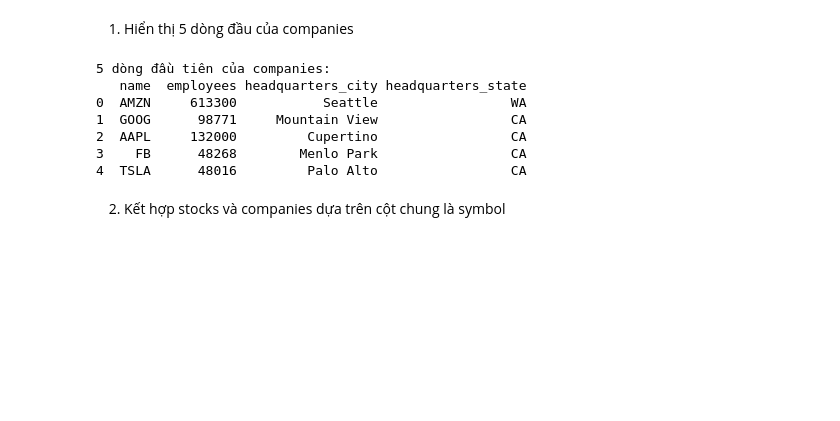
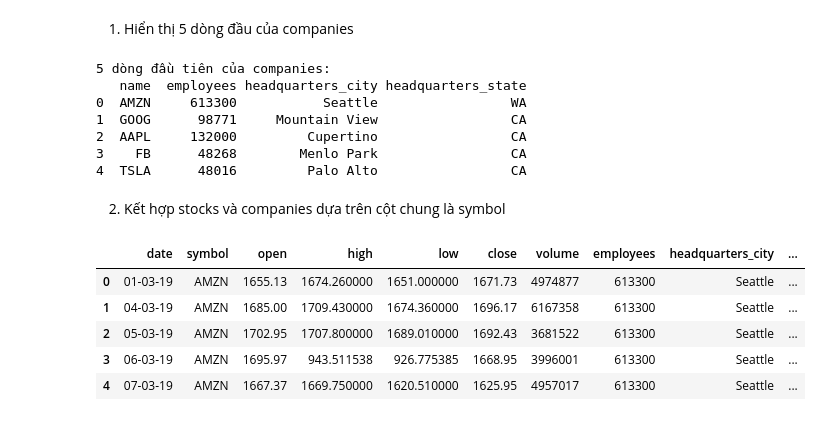
Before and after one commit to KTNhung/17A2---KieuTrangNhung--Python-n-ng-cao, a Jupyter notebook: LAB 3/Code/Lab 3_Nhung_102.ipynb, the cells around one changed output. Drawn from its saved outputs; the diff is of its cells as text; code cells hidden in the pictures; blank space fills up the shorter version.

```diff
--- a/LAB 3/Code/Lab 3_Nhung_102.ipynb
+++ b/LAB 3/Code/Lab 3_Nhung_102.ipynb
@@ -229,3 +229,14 @@ print(companies_df.head())
 4  TSLA      48016         Palo Alto                 CA
 # %% [markdown]
 2. Kết hợp stocks và companies dựa trên cột chung là symbol
+# %%
+companies_df.rename(columns={'name': 'symbol'}, inplace=True)
+merge_data = pd.merge(stocks_df, companies_df, on='symbol')
+merge_data[:5]
+# %% [output]
+|  | date | symbol | open | high | low | close | volume | employees | headquarters_city | ... |
+| 0 | 01-03-19 | AMZN | 1655.13 | 1674.260000 | 1651.000000 | 1671.73 | 4974877 | 613300 | Seattle | ... |
+| 1 | 04-03-19 | AMZN | 1685.00 | 1709.430000 | 1674.360000 | 1696.17 | 6167358 | 613300 | Seattle | ... |
+| 2 | 05-03-19 | AMZN | 1702.95 | 1707.800000 | 1689.010000 | 1692.43 | 3681522 | 613300 | Seattle | ... |
+| 3 | 06-03-19 | AMZN | 1695.97 | 943.511538 | 926.775385 | 1668.95 | 3996001 | 613300 | Seattle | ... |
+| 4 | 07-03-19 | AMZN | 1667.37 | 1669.750000 | 1620.510000 | 1625.95 | 4957017 | 613300 | Seattle | ... |
```
Also changed, not shown: parts of 18 cells of this notebook.
